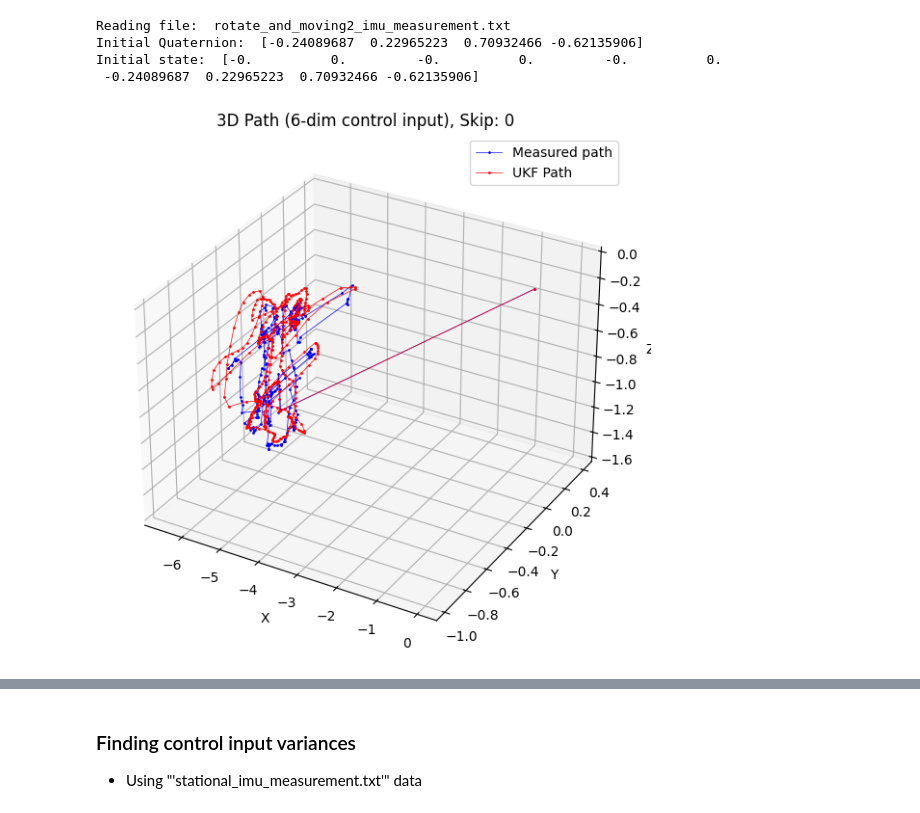
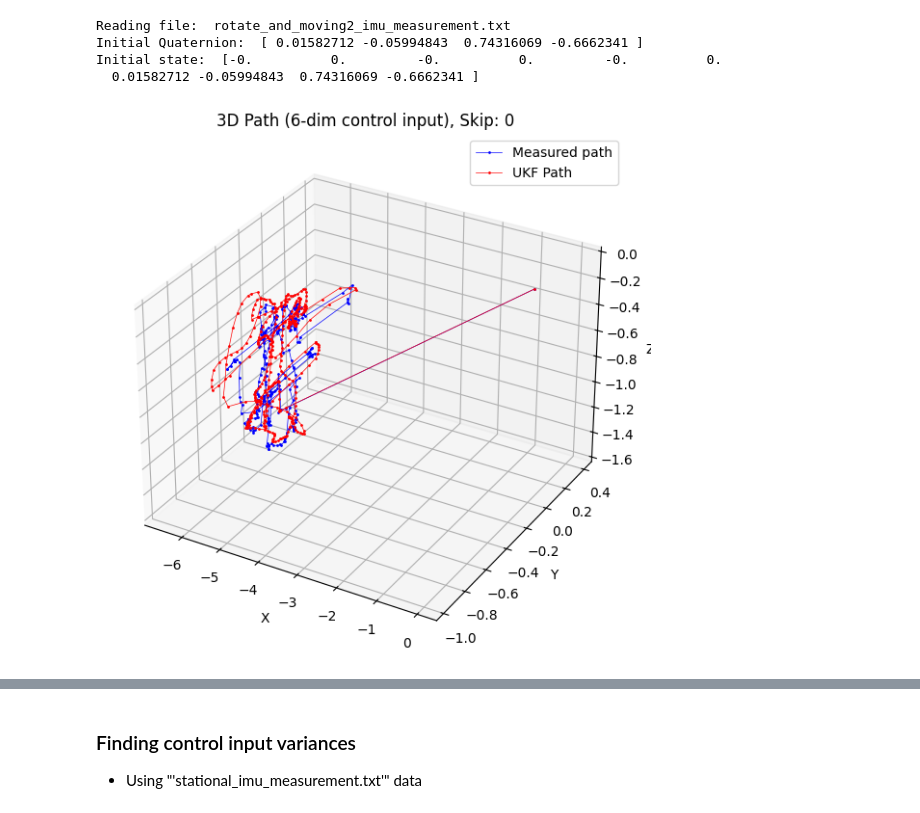
Before and after one commit to Jin00x/UKF_3D, a Jupyter notebook: ukf/ukf_3d_NED_6_dim_u.ipynb, the cells around one changed output, grey strips where cells are left out. Drawn from its saved outputs; the diff is of its cells as text; code cells hidden in the pictures.

```diff
--- a/ukf/ukf_3d_NED_6_dim_u.ipynb
+++ b/ukf/ukf_3d_NED_6_dim_u.ipynb
@@ -193,6 +193,10 @@ def get_Q_noise_calibrated(dt, Q0, q):
 
     # returning 10x10 noise for process transition
     return G @ Q0 @ G.T
+
+def corrected_mag(mag_read, A_inv, b):
+    # mag_read: 3x1, A_inv: 3x3, b: 3x1
+    return (mag_read - b) @ A_inv.T
 # %% [markdown]
 ### Units
 - The unit of position is [m],
@@ -287,6 +291,12 @@ with open(path + files[index], 'r') as file:
 
 #-----------------Calibration-----------------#
 
+
+A_inv = np.array([[ 1.47137021, -0.11099522,  0.03276508],
+                [-0.11099522,  1.32259285, -0.018551  ],
+                [ 0.03276508, -0.018551  ,  1.63730045]])
+b = np.array([-35.58959961,  11.96289062, -31.55212402])
+
 # In NED global frame
 # Need to find initial
 #   1. Position
@@ -294,6 +304,9 @@ with open(path + files[index], 'r') as file:
 #   3. Magnetic field
 line = lines[0].strip().split("/")
 time, x, y, z, ax, ay, az, wx, wy, wz, mx, my, mz = list(map(float, line))
+
+# remove distortion from magnetic field
+mx, my, mz = corrected_mag(np.array([mx, my, mz]), A_inv, b)
 
 # Find initial quaternion
 init_quat = quater_helper.initial_quaternion(
@@ -344,6 +357,7 @@ z_measurement_var = 0.0012443314179301729 / 6
 mx_var = 0.43205725237431103
 my_var = 0.5172368921273852
 mz_var = 0.36627446633534255
+
 
 ukf = UKF(
     dim_x=dim_x,
@@ -399,6 +413,9 @@ loops = 0
 for line in lines[1: ]:
     line = line.strip().split("/")
     time, x, y, z, ax, ay, az, wx, wy, wz, mx, my, mz = list(map(float, line))
+
+    # remove distortion from magnetic field
+    mx, my, mz = corrected_mag(np.array([mx, my, mz]), A_inv, b)
 
     # Convert to NED global frame
     x, y, z = -y, -x, -z
@@ -488,35 +505,35 @@ plot_path(
     predicted_coords[2],
     title=f'3D Path (6-dim control input), Skip: {count_limit}'
 )
 
 plot_1d_path(
     ranges_measured,
     ranges_predicted,
     title=f'Range (6-dim control input), Skip: {count_limit}'
 )
 
 plot_1d_path(
     measurement_coords[0],
     predicted_coords[0],
     title=f'X Position (6-dim control input), Skip: {count_limit}'
 )
 
 plot_1d_path(
     measurement_coords[1],
     predicted_coords[1],
     title=f'Y Position (6-dim control input), Skip: {count_limit}'
 )
 
 plot_1d_path(
     measurement_coords[2],
     predicted_coords[2],
     title=f'Z Position (6-dim control input), Skip: {count_limit}'
 )
 # %% [output]
 Reading file:  rotate_and_moving2_imu_measurement.txt
-Initial Quaternion:  [-0.24089687  0.22965223  0.70932466 -0.62135906]
+Initial Quaternion:  [ 0.01582712 -0.05994843  0.74316069 -0.6662341 ]
 Initial state:  [-0.          0.         -0.          0.         -0.          0.
- -0.24089687  0.22965223  0.70932466 -0.62135906]
+  0.01582712 -0.05994843  0.74316069 -0.6662341 ]
-[figure, old version]
+[figure, new version]
 [figure]
 [figure]
```
Also changed, not shown: parts of 10 cells of this notebook.
